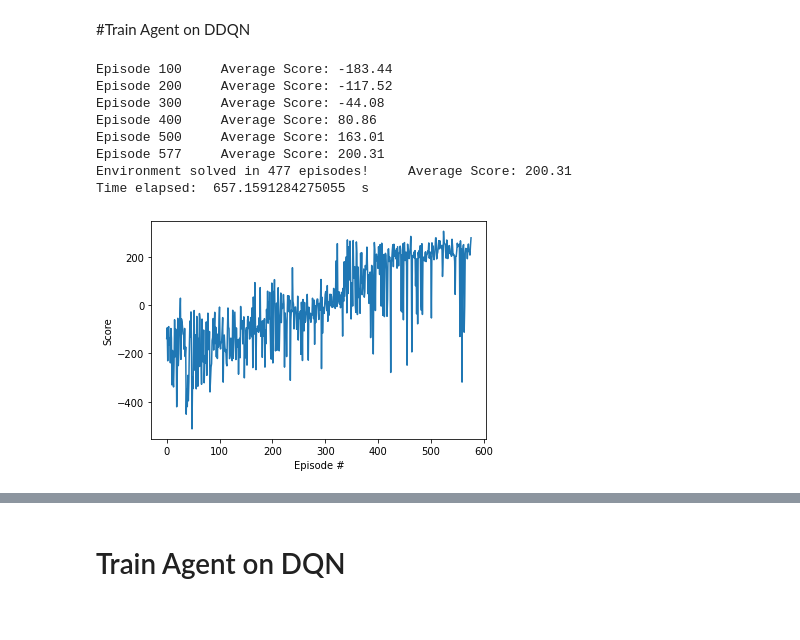
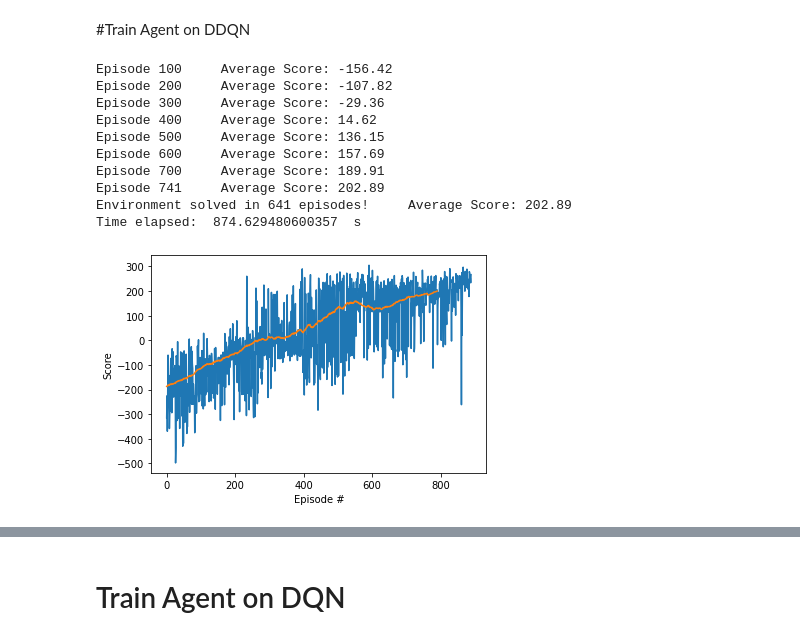
Before and after one commit to PriyankaVelagala/Deep-Reinforcement-Learning-Projects, a Jupyter notebook: DQN/(D)DQN_lunarlanding.ipynb, the cells around one changed output, grey strips where cells are left out. Saved outputs shown, nothing was run; the diff lists cells and outputs as text; code cells hidden in the pictures.

```diff
--- a/DQN/(D)DQN_lunarlanding.ipynb
+++ b/DQN/(D)DQN_lunarlanding.ipynb
@@ -622,7 +607,7 @@ batch_size = 64
 update_every = 4
 gamma = 0.99
 tau = 0.001
-ddqn = False #using DQN now
+ddqn = True #using DQN now
 per = False
 alpha = 0.5 #0 - uniform sampling
 beta = 1 #fix this to decay - doesnt matter, dont need to pass in
@@ -641,21 +626,18 @@ agent = Agent(num_states, num_actions, seed, learning_rate, memory_capacity, bat
 scores = train_ddqn(env, agent, checkpoint_fname, num_episodes, max_steps , eps_start, eps_end , eps_decay)
 print("Time elapsed: ", time.time()-time_start, " s")
 # %% [output]
-Episode 100     Average Score: -183.44
-Episode 200     Average Score: -117.52
-Episode 300     Average Score: -44.08
-Episode 400     Average Score: 80.86
-Episode 500     Average Score: 163.01
-Episode 577     Average Score: 200.31
-Environment solved in 477 episodes!     Average Score: 200.31
-Time elapsed:  657.1591284275055  s
+Episode 100     Average Score: -156.42
+Episode 200     Average Score: -107.82
+Episode 300     Average Score: -29.36
+Episode 400     Average Score: 14.62
+Episode 500     Average Score: 136.15
+Episode 600     Average Score: 157.69
+Episode 700     Average Score: 189.91
+Episode 741     Average Score: 202.89
+Environment solved in 641 episodes!     Average Score: 202.89
+Time elapsed:  874.629480600357  s
-# %%
-fig = plt.figure()
-ax = fig.add_subplot(111)
-plt.plot(np.arange(len(scores)), scores)
-plt.ylabel('Score')
-plt.xlabel('Episode #')
-plt.show()
-# %% [output]
-[figure, removed]
+# %%
+plot_scores(scores)
+# %% [output]
+[figure, added]
 # %%
```
Also changed, not shown: parts of 17 cells of this notebook.
